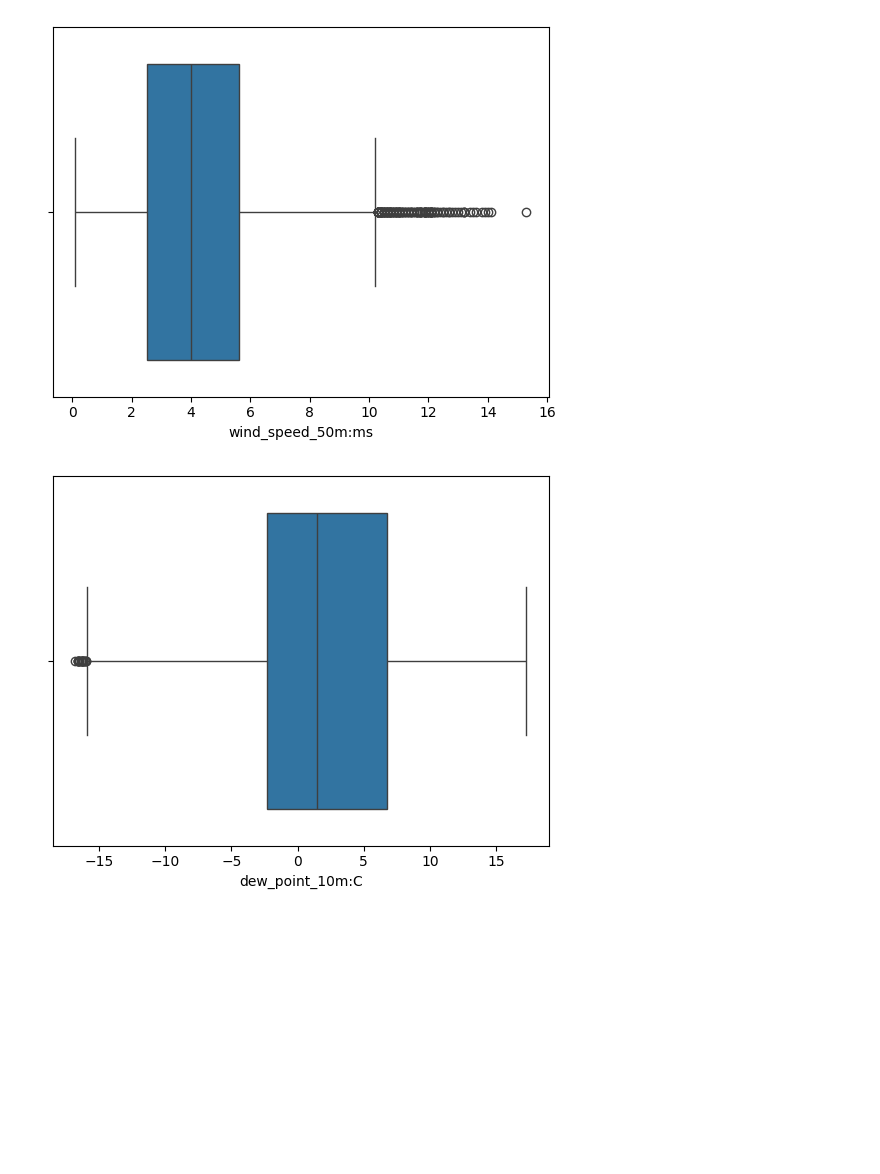
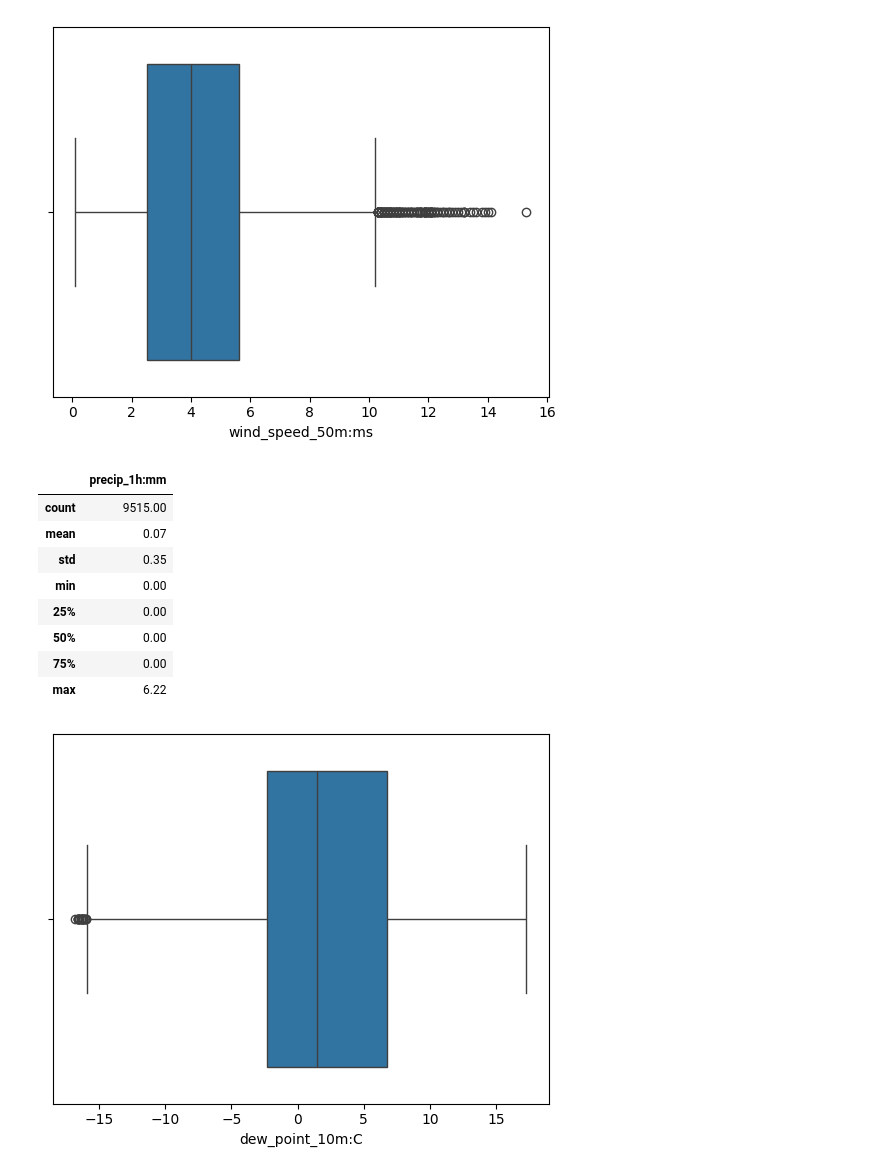
Before and after one commit to Niki827/watt_squad, a Jupyter notebook: emily.ipynb, the cells around one changed output. Cells and saved outputs as stored; diff of their text form; code cells hidden in the pictures; blank space fills up the shorter version.

```diff
--- a/emily.ipynb
+++ b/emily.ipynb
@@ -198,6 +198,20 @@ df['log_wind_speed_2m:ms'] = np.log(df['wind_speed_2m:ms'] + eps)
 df['log_wind_speed_10m:ms'] = np.log(df['wind_speed_10m:ms'] + eps)
 df['log_wind_speed_50m:ms'] = np.log(df['wind_speed_50m:ms'] + eps)
 df['log_wind_speed_100m:ms'] = np.log(df['wind_speed_100m:ms'] + eps)
+# %%
+round(df[[
+    "precip_1h:mm"
+]].describe(),2)
+# %% [output]
+|  | precip_1h:mm |
+| count | 9515.00 |
+| mean | 0.07 |
+| std | 0.35 |
+| min | 0.00 |
+| 25% | 0.00 |
+| 50% | 0.00 |
+| 75% | 0.00 |
+| max | 6.22 |
 # %%
 sns.boxplot(data=df, x='dew_point_10m:C');
 # %% [output]
```
Also changed, not shown: parts of 2 cells of this notebook, 1 other file.
